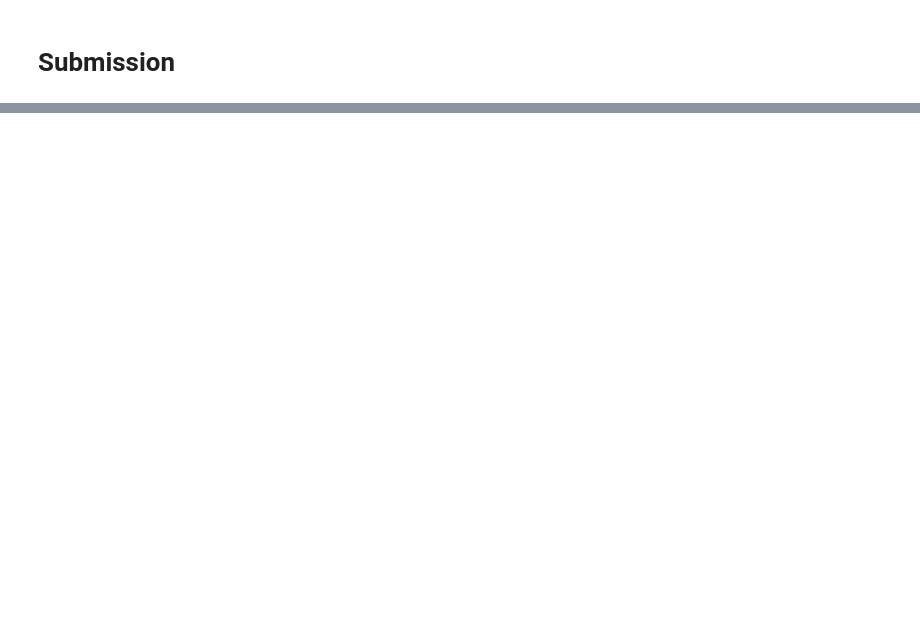
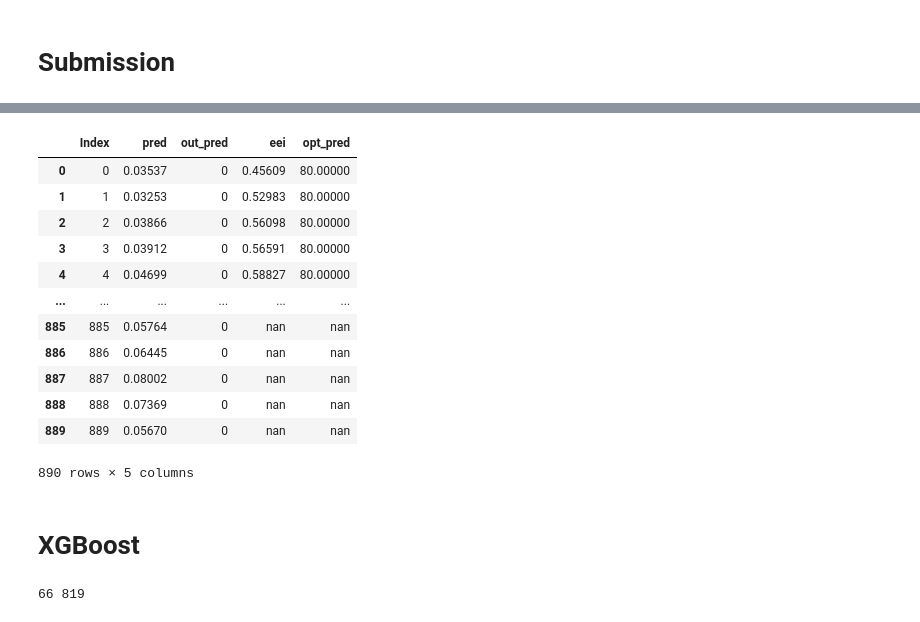
Before and after one commit to daniiomir/prohack_mckinsey_2020, a Jupyter notebook: prohack_solution.ipynb, the cells around one changed output, grey strips where cells are left out. Saved outputs shown, nothing was run; the diff lists cells and outputs as text; code cells hidden in the pictures; blank space fills up the shorter version.

```diff
--- a/prohack_solution.ipynb
+++ b/prohack_solution.ipynb
@@ -596,0 +596,34 @@ ss.head()
+# %%
+sub_lr.loc[sub_lr.out_pred < 1]
+# %% [output]
+|  | Index | pred | out_pred | eei | opt_pred |
+| 0 | 0 | 0.03537 | 0 | 0.45609 | 80.00000 |
+| 1 | 1 | 0.03253 | 0 | 0.52983 | 80.00000 |
+| 2 | 2 | 0.03866 | 0 | 0.56098 | 80.00000 |
+| 3 | 3 | 0.03912 | 0 | 0.56591 | 80.00000 |
+| 4 | 4 | 0.04699 | 0 | 0.58827 | 80.00000 |
+| ... | ... | ... | ... | ... | ... |
+| 885 | 885 | 0.05764 | 0 | nan | nan |
+| 886 | 886 | 0.06445 | 0 | nan | nan |
+| 887 | 887 | 0.08002 | 0 | nan | nan |
+| 888 | 888 | 0.07369 | 0 | nan | nan |
+| 889 | 889 | 0.05670 | 0 | nan | nan |
+890 rows × 5 columns
+# %% [markdown]
+# XGBoost
+# %%
+pred_index_xgb = model_xgboost.predict(full_test)
+sub_xgb = pd.DataFrame({
+    'Index':test.index,
+    'pred':pred_index_xgb,
+    'out_pred':0,
+    'eei':full_test['existence expectancy index']
+})
+n_low_eei_xgb = sub_xgb.loc[sub_xgb.eei < 0.7].shape[0]
+n_high_eei_xgb = sub_xgb.loc[sub_xgb.eei >= 0.7].shape[0]
+print(n_low_eei_xgb, n_high_eei_xgb)
+sub_xgb.loc[sub_xgb.eei < 0.7, 'opt_pred'] = 80
+sub_xgb.loc[sub_xgb.eei >= 0.7, 'opt_pred'] = ((50000 - (n_low_eei_xgb * 80)) / n_high_eei_xgb) # The rest to high eei gs
+# sub_xgb = sub_xgb.drop('eei', axis=1)
+# %% [output]
+66 819
```
Also changed, not shown: parts of 33 cells of this notebook.
